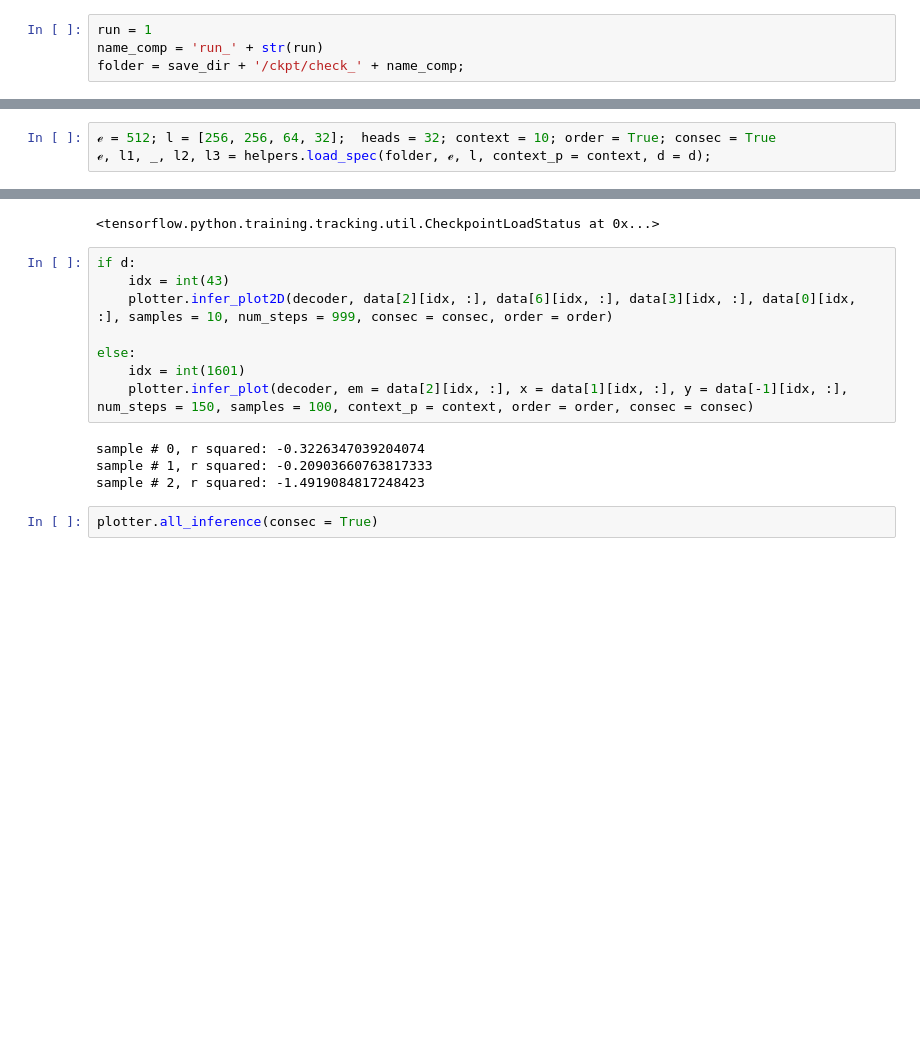
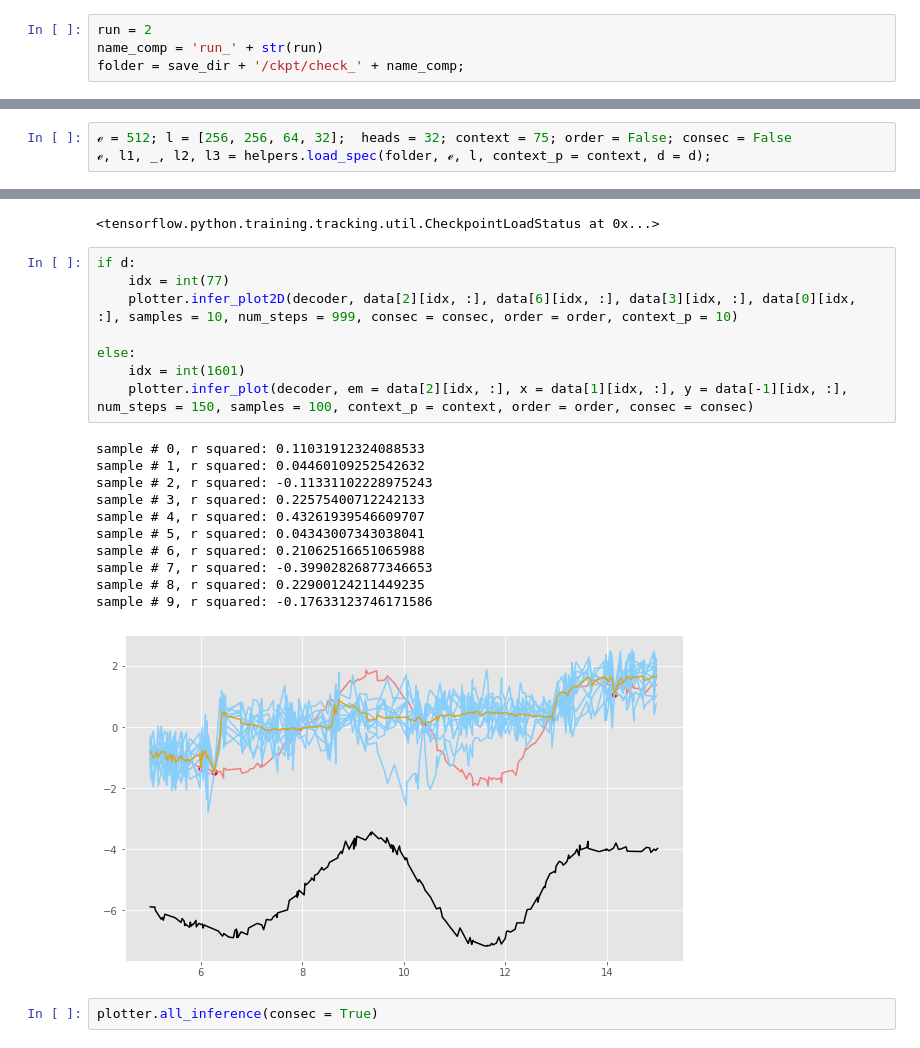
Before and after one commit to oremnirv/attention, a Jupyter notebook: notebooks/UNN_inference.ipynb, the cells around one changed output, grey strips where cells are left out. Drawn from its saved outputs; the diff is of its cells as text; blank space fills up the shorter version.

```diff
--- a/notebooks/UNN_inference.ipynb
+++ b/notebooks/UNN_inference.ipynb
@@ -30,11 +29,11 @@ else:
 # %%
-run = 1
+run = 2
 name_comp = 'run_' + str(run)
 folder = save_dir + '/ckpt/check_' + name_comp;
 # %%
 train_step, test_step, loss_object, train_loss, test_loss, m_tr, m_te = grapher.build_graph()
 # %%
-ℯ = 512; l = [256, 256, 64, 32];  heads = 32; context = 10; order = True; consec = True
+ℯ = 512; l = [256, 256, 64, 32];  heads = 32; context = 75; order = False; consec = False
 ℯ, l1, _, l2, l3 = helpers.load_spec(folder, ℯ, l, context_p = context, d = d);
 # %%
 if d:
@@ -50,16 +49,24 @@ ckpt.restore(manager.latest_checkpoint)
 <tensorflow.python.training.tracking.util.CheckpointLoadStatus at 0x...>
 # %%
 if d:
-    idx = int(43)
-    plotter.infer_plot2D(decoder, data[2][idx, :], data[6][idx, :], data[3][idx, :], data[0][idx, :], samples = 10, num_steps = 999, consec = consec, order = order)
+    idx = int(77)
+    plotter.infer_plot2D(decoder, data[2][idx, :], data[6][idx, :], data[3][idx, :], data[0][idx, :], samples = 10, num_steps = 999, consec = consec, order = order, context_p = 10)
 
 else:
     idx = int(1601)
     plotter.infer_plot(decoder, em = data[2][idx, :], x = data[1][idx, :], y = data[-1][idx, :], num_steps = 150, samples = 100, context_p = context, order = order, consec = consec)
 # %% [output]
-sample # 0, r squared: -0.3226347039204074
-sample # 1, r squared: -0.20903660763817333
-sample # 2, r squared: -1.4919084817248423
+sample # 0, r squared: 0.11031912324088533
+sample # 1, r squared: 0.04460109252542632
+sample # 2, r squared: -0.11331102228975243
+sample # 3, r squared: 0.22575400712242133
+sample # 4, r squared: 0.43261939546609707
+sample # 5, r squared: 0.04343007343038041
+sample # 6, r squared: 0.21062516651065988
+sample # 7, r squared: -0.39902826877346653
+sample # 8, r squared: 0.22900124211449235
+sample # 9, r squared: -0.17633123746171586
+[figure, added]
 # %%
 plotter.all_inference(consec = True)
 # %% [output]
```
Also changed, not shown: parts of 2 cells of this notebook, 9 other files.
